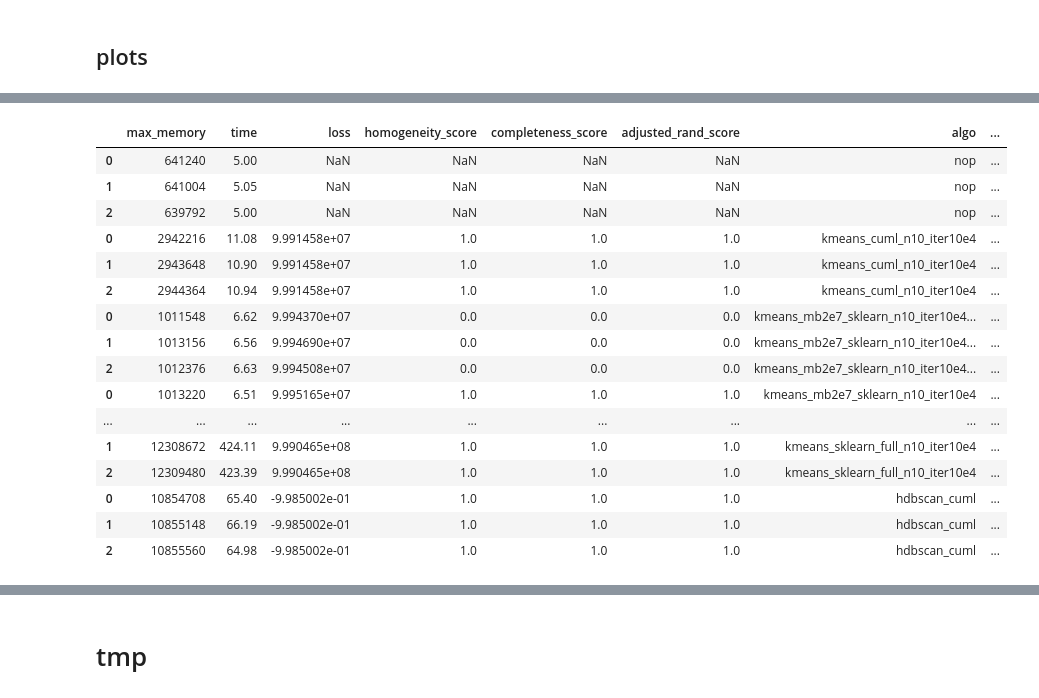
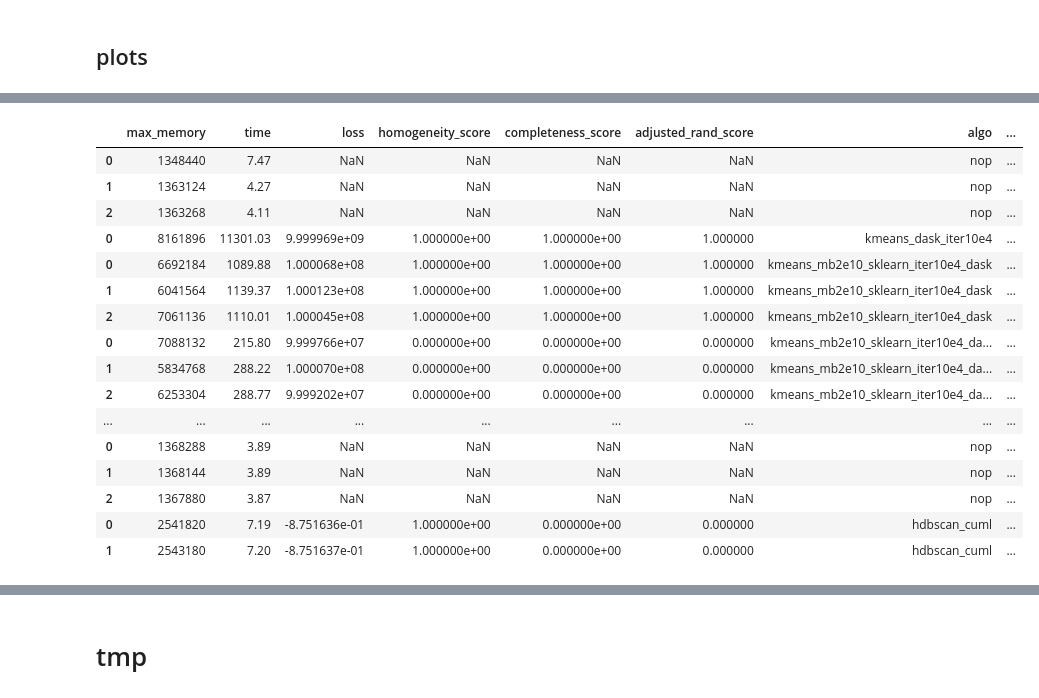
Before and after one commit to NightMachinary/soal_playground, a Jupyter notebook: soalpy_playground.ipynb, the cells around one changed output, grey strips where cells are left out. Cells and saved outputs as stored; diff of their text form; code cells hidden in the pictures.

```diff
--- a/soalpy_playground.ipynb
+++ b/soalpy_playground.ipynb
@@ -393,10 +552,13 @@ import numpy
 np = numpy
 from glob import glob
 from fnmatch import fnmatch
+from pynight.common_iterable import list_mv
+from pathlib import Path
 
-bench_dir="/content/drive/MyDrive/soalpy/benchmarks"
+bench_dir="/content/drive/MyDrive/soalpy/benchmarks" #: @duplicateConfig
 
 
 datasets = glob(f"{bench_dir}/*")
+datasets.sort() #: @inplace
 datasets
 # %% [output]
@@ -406,42 +582,49 @@ datasets
 # %%
 d = pd.DataFrame()
 
 for ds in datasets:
   algos = glob(f"{ds}/*/*")
+  algos.sort()
+  # list_mv(algos, glob(f"{ds}/_misc/nop")[0])
   # print(algos)
+  #: The order of the plot legend doesn't seem to be set by the order here, so it's pretty useless.
 
   for algo in algos:
-    stats = pd.read_csv(f"{algo}/time_stats", names=['max_memory', 'time'])
+    stats_path = f"{algo}/time_stats"
+    if not Path(stats_path).exists():
+      continue
+
+    stats = pd.read_csv(stats_path, names=['max_memory', 'time'])
     out = pd.read_csv(f"{algo}/out",
                       names=['loss',
                              'homogeneity_score',
                              'completeness_score',
                              'adjusted_rand_score',
                              ])
     stats = stats.join(out)
     stats['algo'] = algo.split('/')[-1]
     stats['dataset'] = ds.split('/')[-1]
     d = pd.concat([d, stats])
 
 with pd.option_context(
     'display.max_colwidth', None,
     'max_rows', None,):
   display(d)
 # %% [output]
 |  | max_memory | time | loss | homogeneity_score | completeness_score | adjusted_rand_score | algo | ... |
-| 0 | 641240 | 5.00 | NaN | NaN | NaN | NaN | nop | ... |
-| 1 | 641004 | 5.05 | NaN | NaN | NaN | NaN | nop | ... |
-| 2 | 639792 | 5.00 | NaN | NaN | NaN | NaN | nop | ... |
-| 0 | 2942216 | 11.08 | 9.991458e+07 | 1.0 | 1.0 | 1.0 | kmeans_cuml_n10_iter10e4 | ... |
-| 1 | 2943648 | 10.90 | 9.991458e+07 | 1.0 | 1.0 | 1.0 | kmeans_cuml_n10_iter10e4 | ... |
-| 2 | 2944364 | 10.94 | 9.991458e+07 | 1.0 | 1.0 | 1.0 | kmeans_cuml_n10_iter10e4 | ... |
-| 0 | 1011548 | 6.62 | 9.994370e+07 | 0.0 | 0.0 | 0.0 | kmeans_mb2e7_sklearn_n10_iter10e4... | ... |
-| 1 | 1013156 | 6.56 | 9.994690e+07 | 0.0 | 0.0 | 0.0 | kmeans_mb2e7_sklearn_n10_iter10e4... | ... |
-| 2 | 1012376 | 6.63 | 9.994508e+07 | 0.0 | 0.0 | 0.0 | kmeans_mb2e7_sklearn_n10_iter10e4... | ... |
-| 0 | 1013220 | 6.51 | 9.995165e+07 | 1.0 | 1.0 | 1.0 | kmeans_mb2e7_sklearn_n10_iter10e4 | ... |
+| 0 | 1348440 | 7.47 | NaN | NaN | NaN | NaN | nop | ... |
+| 1 | 1363124 | 4.27 | NaN | NaN | NaN | NaN | nop | ... |
+| 2 | 1363268 | 4.11 | NaN | NaN | NaN | NaN | nop | ... |
+| 0 | 8161896 | 11301.03 | 9.999969e+09 | 1.000000e+00 | 1.000000e+00 | 1.000000 | kmeans_dask_iter10e4 | ... |
+| 0 | 6692184 | 1089.88 | 1.000068e+08 | 1.000000e+00 | 1.000000e+00 | 1.000000 | kmeans_mb2e10_sklearn_iter10e4_dask | ... |
+| 1 | 6041564 | 1139.37 | 1.000123e+08 | 1.000000e+00 | 1.000000e+00 | 1.000000 | kmeans_mb2e10_sklearn_iter10e4_dask | ... |
+| 2 | 7061136 | 1110.01 | 1.000045e+08 | 1.000000e+00 | 1.000000e+00 | 1.000000 | kmeans_mb2e10_sklearn_iter10e4_dask | ... |
+| 0 | 7088132 | 215.80 | 9.999766e+07 | 0.000000e+00 | 0.000000e+00 | 0.000000 | kmeans_mb2e10_sklearn_iter10e4_da... | ... |
+| 1 | 5834768 | 288.22 | 1.000070e+08 | 0.000000e+00 | 0.000000e+00 | 0.000000 | kmeans_mb2e10_sklearn_iter10e4_da... | ... |
+| 2 | 6253304 | 288.77 | 9.999202e+07 | 0.000000e+00 | 0.000000e+00 | 0.000000 | kmeans_mb2e10_sklearn_iter10e4_da... | ... |
 | ... | ... | ... | ... | ... | ... | ... | ... | ... |
-| 1 | 12308672 | 424.11 | 9.990465e+08 | 1.0 | 1.0 | 1.0 | kmeans_sklearn_full_n10_iter10e4 | ... |
-| 2 | 12309480 | 423.39 | 9.990465e+08 | 1.0 | 1.0 | 1.0 | kmeans_sklearn_full_n10_iter10e4 | ... |
-| 0 | 10854708 | 65.40 | -9.985002e-01 | 1.0 | 1.0 | 1.0 | hdbscan_cuml | ... |
-| 1 | 10855148 | 66.19 | -9.985002e-01 | 1.0 | 1.0 | 1.0 | hdbscan_cuml | ... |
-| 2 | 10855560 | 64.98 | -9.985002e-01 | 1.0 | 1.0 | 1.0 | hdbscan_cuml | ... |
+| 0 | 1368288 | 3.89 | NaN | NaN | NaN | NaN | nop | ... |
+| 1 | 1368144 | 3.89 | NaN | NaN | NaN | NaN | nop | ... |
+| 2 | 1367880 | 3.87 | NaN | NaN | NaN | NaN | nop | ... |
+| 0 | 2541820 | 7.19 | -8.751636e-01 | 1.000000e+00 | 0.000000e+00 | 0.000000 | hdbscan_cuml | ... |
+| 1 | 2543180 | 7.20 | -8.751637e-01 | 1.000000e+00 | 0.000000e+00 | 0.000000 | hdbscan_cuml | ... |
```
Also changed, not shown: parts of 65 cells of this notebook.
